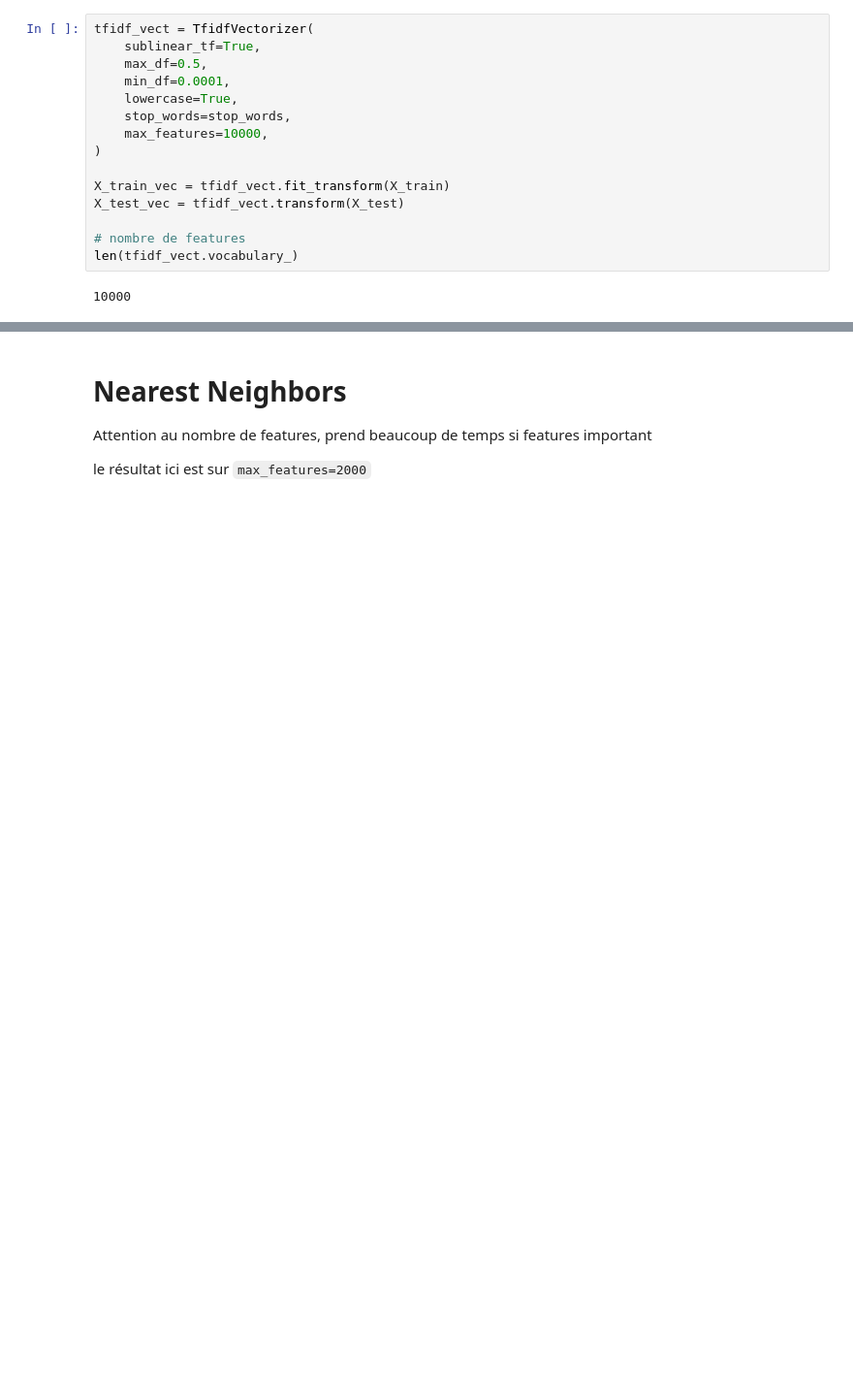
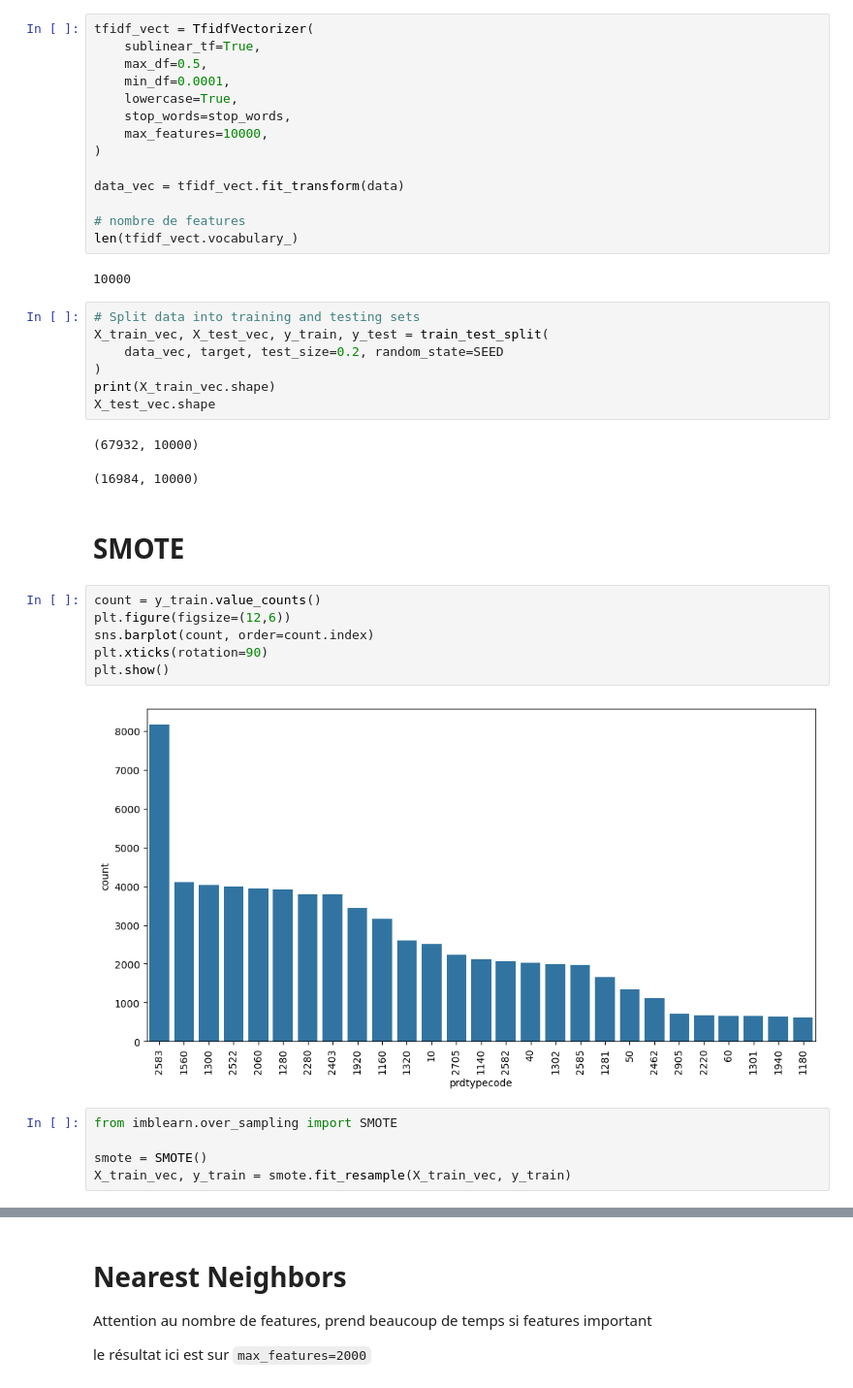
Before and after one commit to DataScientest-Studio/fev24_bds_rakuten, a Jupyter notebook: notebooks/02-rava-tokenisation.ipynb, the cells around one changed output, grey strips where cells are left out. Shown at 97% size. Saved outputs shown, nothing was run; the diff lists cells and outputs as text; blank space fills up the shorter version.

Commit message:
add SMOTE

```diff
--- a/notebooks/02-rava-tokenisation.ipynb
+++ b/notebooks/02-rava-tokenisation.ipynb
@@ -80,10 +70,34 @@ tfidf_vect = TfidfVectorizer(
     max_features=10000,
 )
 
-X_train_vec = tfidf_vect.fit_transform(X_train)
-X_test_vec = tfidf_vect.transform(X_test)
+data_vec = tfidf_vect.fit_transform(data)
 
 # nombre de features
 len(tfidf_vect.vocabulary_)
 # %% [output]
 10000
+# %%
+# Split data into training and testing sets
+X_train_vec, X_test_vec, y_train, y_test = train_test_split(
+    data_vec, target, test_size=0.2, random_state=SEED
+)
+print(X_train_vec.shape)
+X_test_vec.shape
+# %% [output]
+(67932, 10000)
+(16984, 10000)
+# %% [markdown]
+# SMOTE
+# %%
+count = y_train.value_counts()
+plt.figure(figsize=(12,6))
+sns.barplot(count, order=count.index)
+plt.xticks(rotation=90)
+plt.show()
+# %% [output]
+[figure, added]
+# %%
+from imblearn.over_sampling import SMOTE
+
+smote = SMOTE()
+X_train_vec, y_train = smote.fit_resample(X_train_vec, y_train)
```
Also changed, not shown: parts of 4 cells of this notebook.
